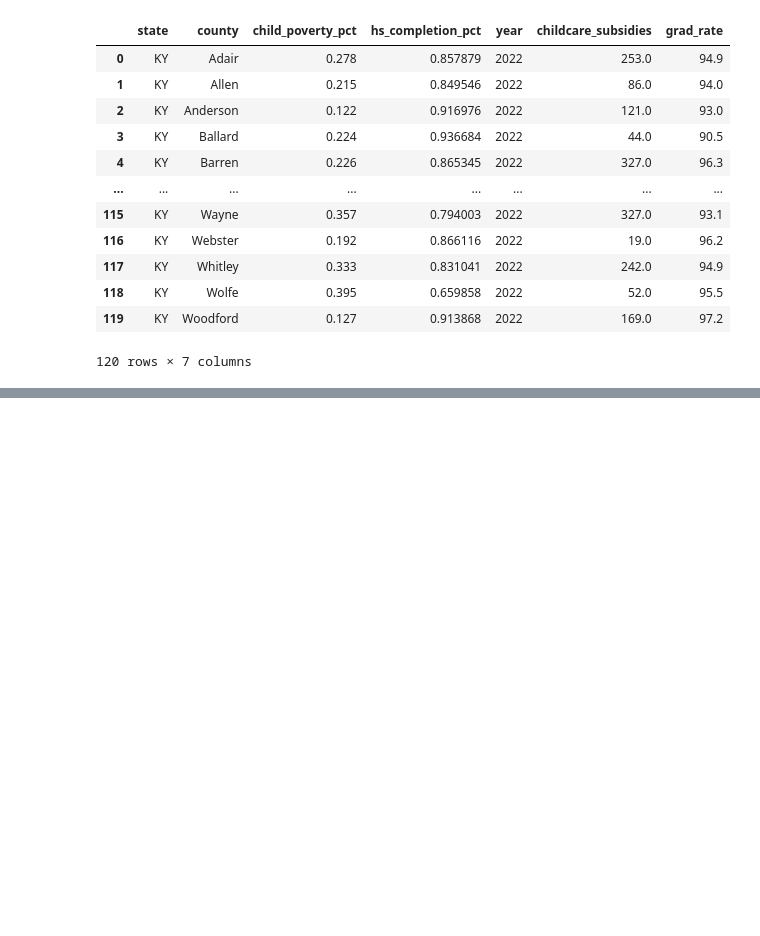
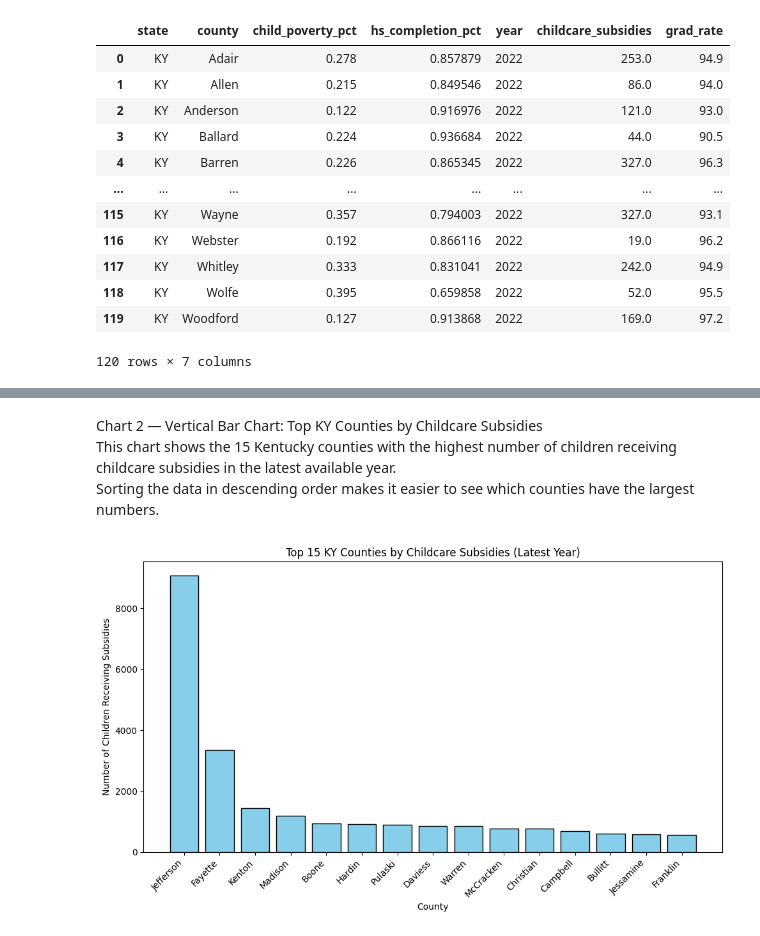
Before and after one commit to KCrowe03/KY-Kindergarten-Readiness, a Jupyter notebook: notebooks/analysis.ipynb, the cells around one changed output, grey strips where cells are left out. Drawn from its saved outputs; the diff is of its cells as text; code cells hidden in the pictures; blank space fills up the shorter version.

```diff
--- a/notebooks/analysis.ipynb
+++ b/notebooks/analysis.ipynb
@@ -221,0 +329,21 @@ final_df
+# %% [markdown]
+Chart 2 — Vertical Bar Chart: Top KY Counties by Childcare Subsidies
+This chart shows the 15 Kentucky counties with the highest number of children receiving childcare subsidies in the latest available year.
+Sorting the data in descending order makes it easier to see which counties have the largest numbers.
+# %%
+import matplotlib.pyplot as plt
+
+# Sort by subsidies for better readability
+sorted_df = final_df.sort_values(by="childcare_subsidies", ascending=False).head(15)  # top 15 counties
+
+# Vertical bar chart
+plt.figure(figsize=(10, 6))
+plt.bar(sorted_df["county"], sorted_df["childcare_subsidies"], color="skyblue", edgecolor="black")
+plt.title("Top 15 KY Counties by Childcare Subsidies (Latest Year)")
+plt.xlabel("County")
+plt.ylabel("Number of Children Receiving Subsidies")
+plt.xticks(rotation=45, ha="right")
+plt.tight_layout()
+plt.show()
+# %% [output]
+[figure, added]
```
Also changed, not shown: parts of 26 cells of this notebook.
